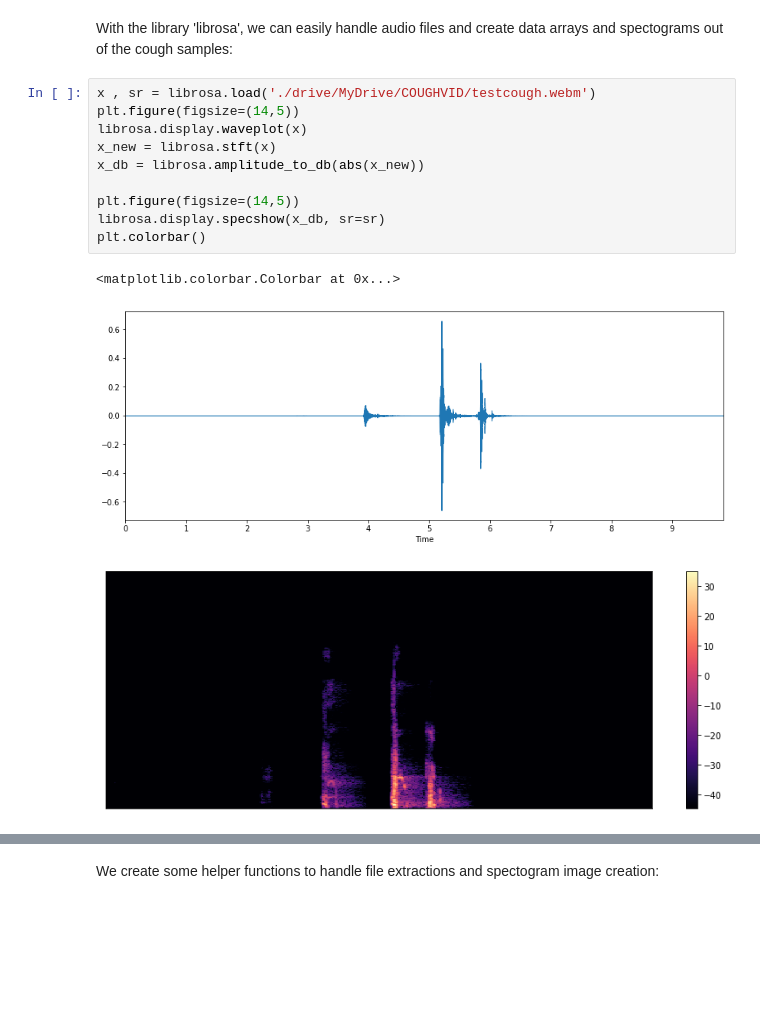
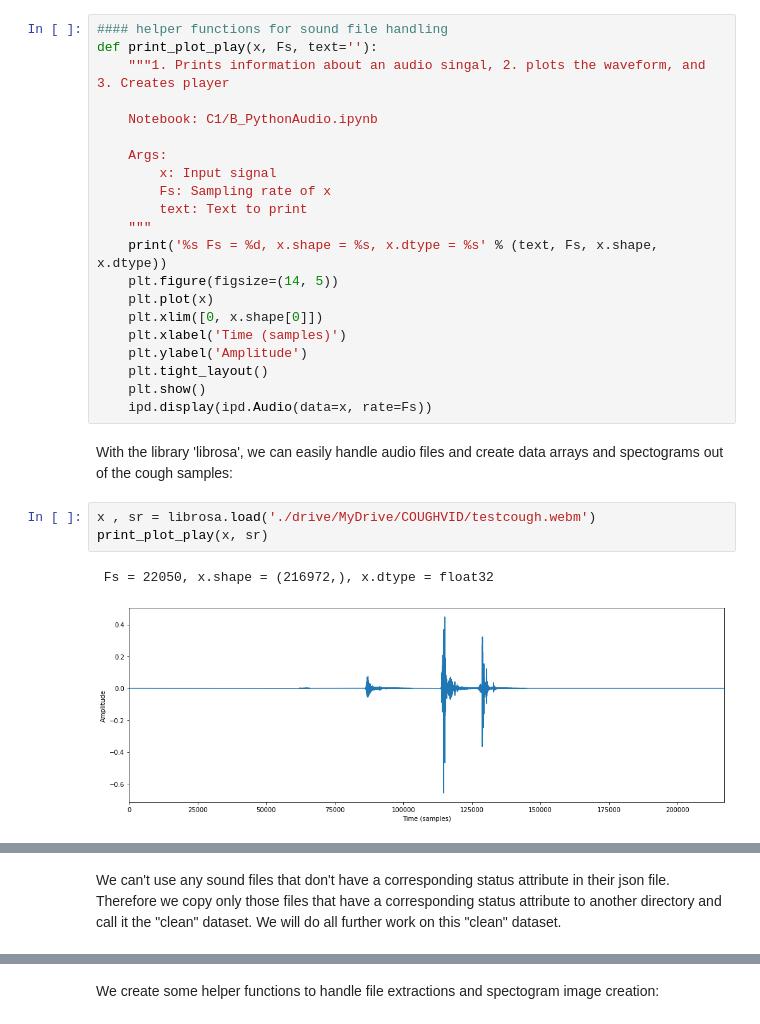
Before and after one commit to codingfabi/COUGHVID, a Jupyter notebook: Final_Project.ipynb, the cells around one changed output, grey strips where cells are left out. Cells and saved outputs as stored; diff of their text form; blank space fills up the shorter version.

```diff
--- a/Final_Project.ipynb
+++ b/Final_Project.ipynb
@@ -162,16 +125,29 @@ NameError: ignored
+# %%
+#### helper functions for sound file handling
+def print_plot_play(x, Fs, text=''):
+    """1. Prints information about an audio singal, 2. plots the waveform, and 3. Creates player
+
+    Notebook: C1/B_PythonAudio.ipynb
+
+    Args:
+        x: Input signal
+        Fs: Sampling rate of x
+        text: Text to print
+    """
+    print('%s Fs = %d, x.shape = %s, x.dtype = %s' % (text, Fs, x.shape, x.dtype))
+    plt.figure(figsize=(14, 5))
+    plt.plot(x)
+    plt.xlim([0, x.shape[0]])
+    plt.xlabel('Time (samples)')
+    plt.ylabel('Amplitude')
+    plt.tight_layout()
+    plt.show()
+    ipd.display(ipd.Audio(data=x, rate=Fs))
 # %% [markdown]
 With the library 'librosa', we can easily handle audio files and create data arrays and spectograms out of the cough samples:
-# %%
-x , sr = librosa.load('./drive/MyDrive/COUGHVID/testcough.webm')
-plt.figure(figsize=(14,5))
-librosa.display.waveplot(x)
-x_new = librosa.stft(x)
-x_db = librosa.amplitude_to_db(abs(x_new))
-
-plt.figure(figsize=(14,5))
-librosa.display.specshow(x_db, sr=sr)
-plt.colorbar()
-# %% [output]
-<matplotlib.colorbar.Colorbar at 0x...>
-[figure, removed]
-[figure, removed]
+# %%
+x , sr = librosa.load('./drive/MyDrive/COUGHVID/testcough.webm')
+print_plot_play(x, sr)
+# %% [output]
+ Fs = 22050, x.shape = (216972,), x.dtype = float32
+[figure, added]
@@ -177,0 +155,2 @@ plt.colorbar()
+# %% [markdown]
+We can't use any sound files that don't have a corresponding status attribute in their json file. Therefore we copy only those files that have a corresponding status attribute to another directory and call it the "clean" dataset. We will do all further work on this "clean" dataset.
```
Also changed, not shown: parts of 56 cells of this notebook.
